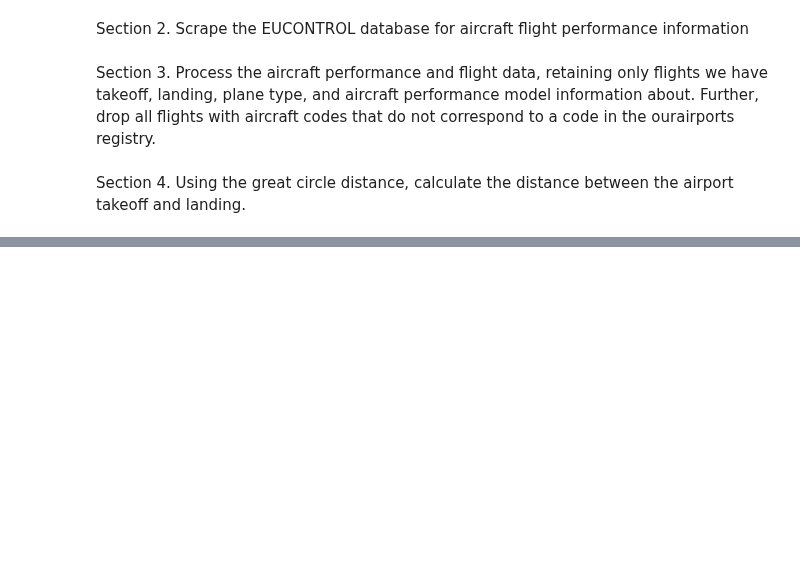
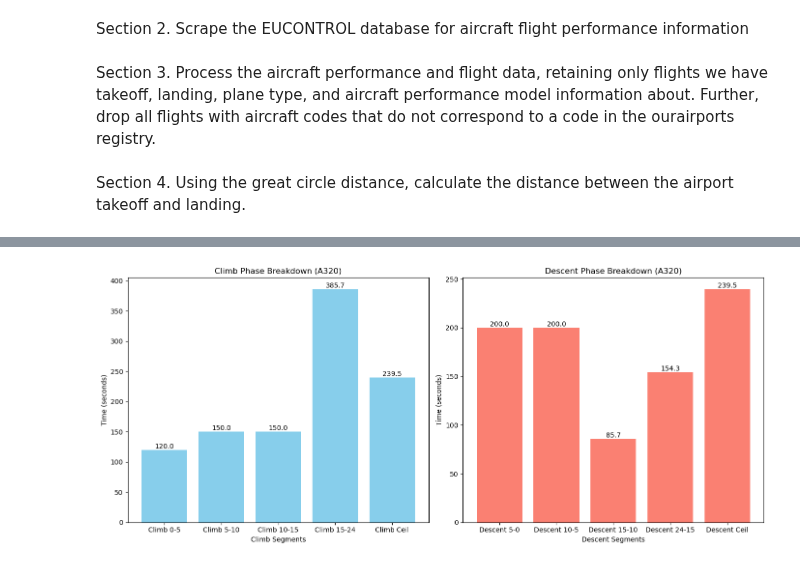
Before and after one commit to Centre-for-Atmospheric-Science-Cam-Chem/ConflictTrails, a Jupyter notebook: driver.ipynb, the cells around one changed output, grey strips where cells are left out. Drawn from its saved outputs; the diff is of its cells as text; code cells hidden in the pictures; blank space fills up the shorter version.

```diff
--- a/driver.ipynb
+++ b/driver.ipynb
@@ -368,0 +248,48 @@ per_mod_matched_dbug = match_engine_to_emissions_db(performance_models_debug, en
+# %%
+
+# Break down the climb phases
+climb_labels = ['Climb 0-5', 'Climb 5-10', 'Climb 10-15', 'Climb 15-24', 'Climb Ceil']
+climb_times = [
+    flightpath['climb'].get('t_climb_0_5', 0),
+    flightpath['climb'].get('t_climb_5_10', 0),
+    flightpath['climb'].get('t_climb_10_15', 0),
+    flightpath['climb'].get('t_climb_15_24', 0),
+    flightpath['climb'].get('t_climb_ceil', 0)
+]
+
+# Break down the descent phases
+descent_labels = ['Descent 5-0', 'Descent 10-5', 'Descent 15-10', 'Descent 24-15', 'Descent Ceil']
+descent_times = [
+    flightpath['descent'].get('t_descent_5_0', 0),
+    flightpath['descent'].get('t_descent_10_5', 0),
+    flightpath['descent'].get('t_descent_15_10', 0),
+    flightpath['descent'].get('t_descent_24_15', 0),
+    flightpath['descent'].get('t_descent_ceil', 0)
+]
+
+import matplotlib.pyplot as plt
+
+plt.figure(figsize=(14, 6))
+
+# Climb segments chart
+plt.subplot(1, 2, 1)
+bars_climb = plt.bar(climb_labels, climb_times, color='skyblue')
+plt.xlabel('Climb Segments')
+plt.ylabel('Time (seconds)')
+plt.title(f'Climb Phase Breakdown ({aircraft_typecode})')
+for bar, t in zip(bars_climb, climb_times):
+    plt.text(bar.get_x() + bar.get_width()/2, bar.get_height(), f'{t:.1f}', ha='center', va='bottom')
+
+# Descent segments chart
+plt.subplot(1, 2, 2)
+bars_descent = plt.bar(descent_labels, descent_times, color='salmon')
+plt.xlabel('Descent Segments')
+plt.ylabel('Time (seconds)')
+plt.title(f'Descent Phase Breakdown ({aircraft_typecode})')
+for bar, t in zip(bars_descent, descent_times):
+    plt.text(bar.get_x() + bar.get_width()/2, bar.get_height(), f'{t:.1f}', ha='center', va='bottom')
+
+plt.tight_layout()
+plt.show()
+# %% [output]
+[figure, added]
```
Also changed, not shown: parts of 30 cells of this notebook, 3 other files.
